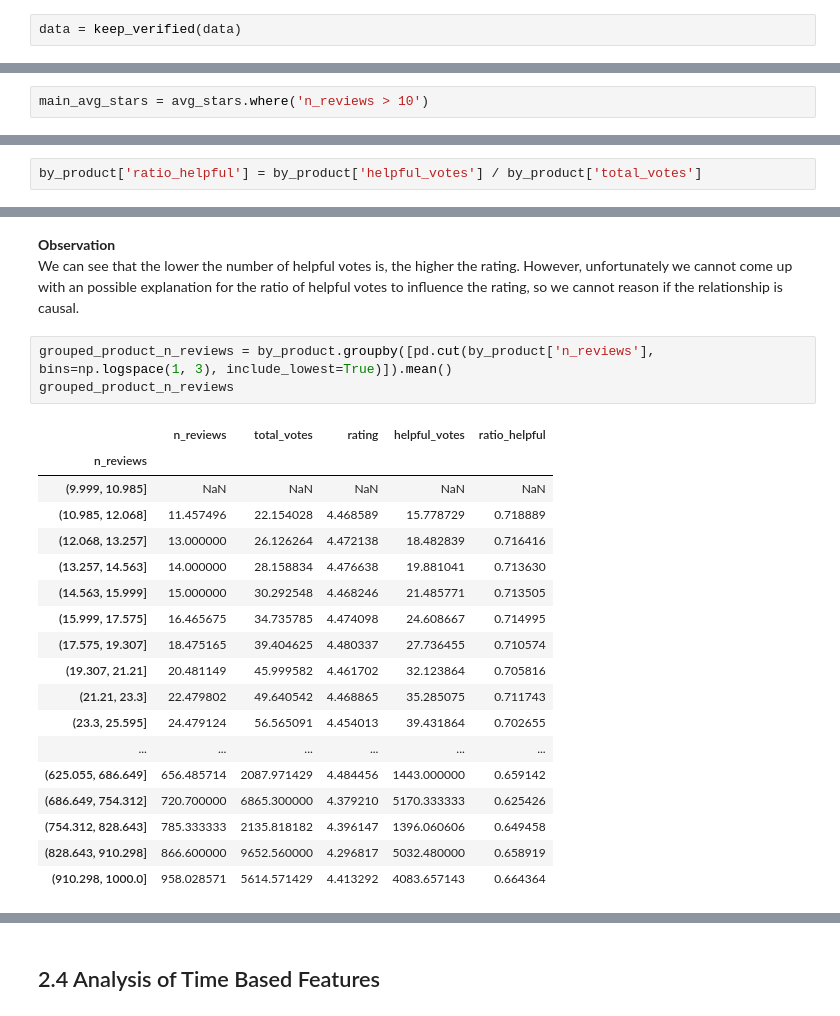
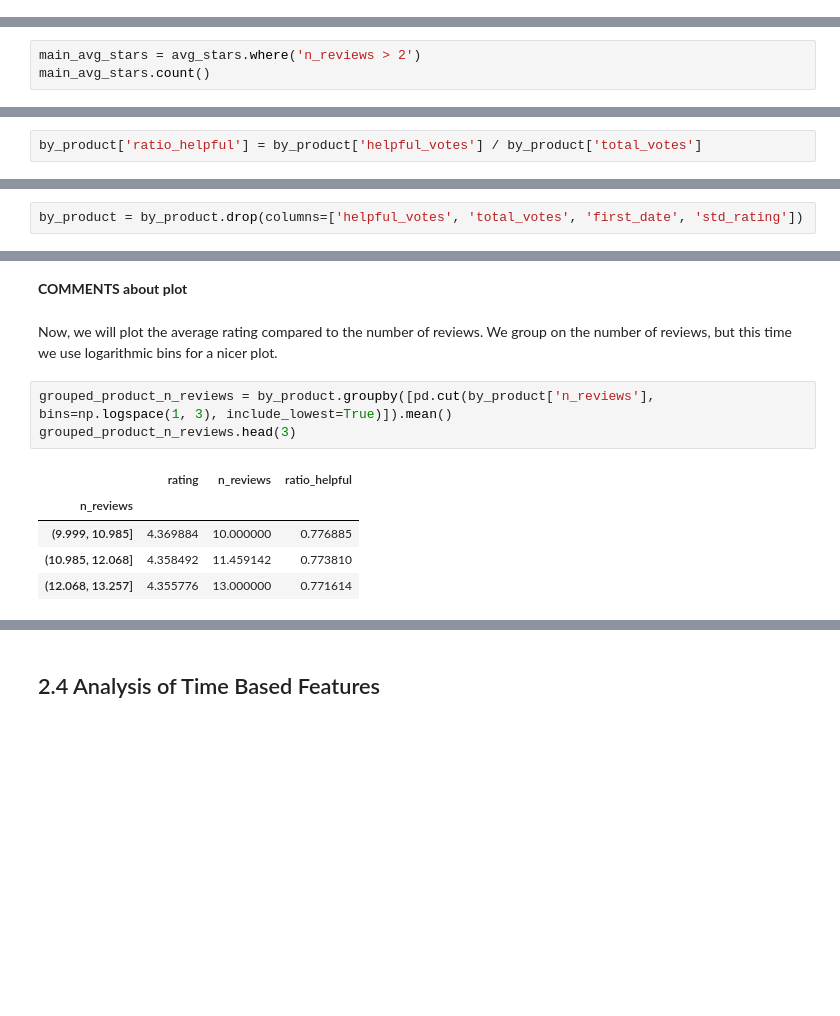
Before and after one commit to Billotais/cs_401_project, a Jupyter notebook: notebook.ipynb, the cells around one changed output, grey strips where cells are left out. Saved outputs shown, nothing was run; the diff lists cells and outputs as text; blank space fills up the shorter version.

```diff
--- a/notebook.ipynb
+++ b/notebook.ipynb
@@ -109,5 +115,3 @@ def group_by_product(data):
 
 
     return avg_stars
-# %%
-data = keep_verified(data)
@@ -120,2 +127,3 @@ avg_stars.count()
 # %%
-main_avg_stars = avg_stars.where('n_reviews > 10')
+main_avg_stars = avg_stars.where('n_reviews > 2')
+main_avg_stars.count()
@@ -151,0 +146,2 @@ by_product.sort_values(by='n_reviews')
+# %%
+by_product = by_product.drop(columns=['helpful_votes', 'total_votes', 'first_date', 'std_rating'])
@@ -181,28 +188,16 @@ sns.jointplot(x = by_product['ratio_helpful'], y = by_product['rating'], kind='k
-# %% [markdown]
-**Observation**<br>
-We can see that the lower the number of helpful votes is, the higher the rating. However, unfortunately we cannot come up with an possible explanation for the ratio of helpful votes to influence the rating, so we cannot reason if the relationship is causal.
+# %% [markdown]
+**COMMENTS about plot**
+# %% [markdown]
+Now, we will plot the average rating compared to the number of reviews. We group on the number of reviews, but this time we use logarithmic bins for a nicer plot.
 # %%
 grouped_product_n_reviews = by_product.groupby([pd.cut(by_product['n_reviews'], bins=np.logspace(1, 3), include_lowest=True)]).mean()
-grouped_product_n_reviews
+grouped_product_n_reviews.head(3)
 # %% [output]
-|  | n_reviews | total_votes | rating | helpful_votes | ratio_helpful |
-| n_reviews |  |  |  |  |  |
-| (9.999, 10.985] | NaN | NaN | NaN | NaN | NaN |
-| (10.985, 12.068] | 11.457496 | 22.154028 | 4.468589 | 15.778729 | 0.718889 |
-| (12.068, 13.257] | 13.000000 | 26.126264 | 4.472138 | 18.482839 | 0.716416 |
-| (13.257, 14.563] | 14.000000 | 28.158834 | 4.476638 | 19.881041 | 0.713630 |
-| (14.563, 15.999] | 15.000000 | 30.292548 | 4.468246 | 21.485771 | 0.713505 |
-| (15.999, 17.575] | 16.465675 | 34.735785 | 4.474098 | 24.608667 | 0.714995 |
-| (17.575, 19.307] | 18.475165 | 39.404625 | 4.480337 | 27.736455 | 0.710574 |
-| (19.307, 21.21] | 20.481149 | 45.999582 | 4.461702 | 32.123864 | 0.705816 |
-| (21.21, 23.3] | 22.479802 | 49.640542 | 4.468865 | 35.285075 | 0.711743 |
-| (23.3, 25.595] | 24.479124 | 56.565091 | 4.454013 | 39.431864 | 0.702655 |
-| ... | ... | ... | ... | ... | ... |
-| (625.055, 686.649] | 656.485714 | 2087.971429 | 4.484456 | 1443.000000 | 0.659142 |
-| (686.649, 754.312] | 720.700000 | 6865.300000 | 4.379210 | 5170.333333 | 0.625426 |
-| (754.312, 828.643] | 785.333333 | 2135.818182 | 4.396147 | 1396.060606 | 0.649458 |
-| (828.643, 910.298] | 866.600000 | 9652.560000 | 4.296817 | 5032.480000 | 0.658919 |
-| (910.298, 1000.0] | 958.028571 | 5614.571429 | 4.413292 | 4083.657143 | 0.664364 |
+|  | rating | n_reviews | ratio_helpful |
+| n_reviews |  |  |  |
+| (9.999, 10.985] | 4.369884 | 10.000000 | 0.776885 |
+| (10.985, 12.068] | 4.358492 | 11.459142 | 0.773810 |
+| (12.068, 13.257] | 4.355776 | 13.000000 | 0.771614 |
 # %%
 plt.scatter(grouped_product_n_reviews['n_reviews'], grouped_product_n_reviews['rating'])
 plt.xscale('log')
```
Also changed, not shown: parts of 47 cells of this notebook, 1 other file.
